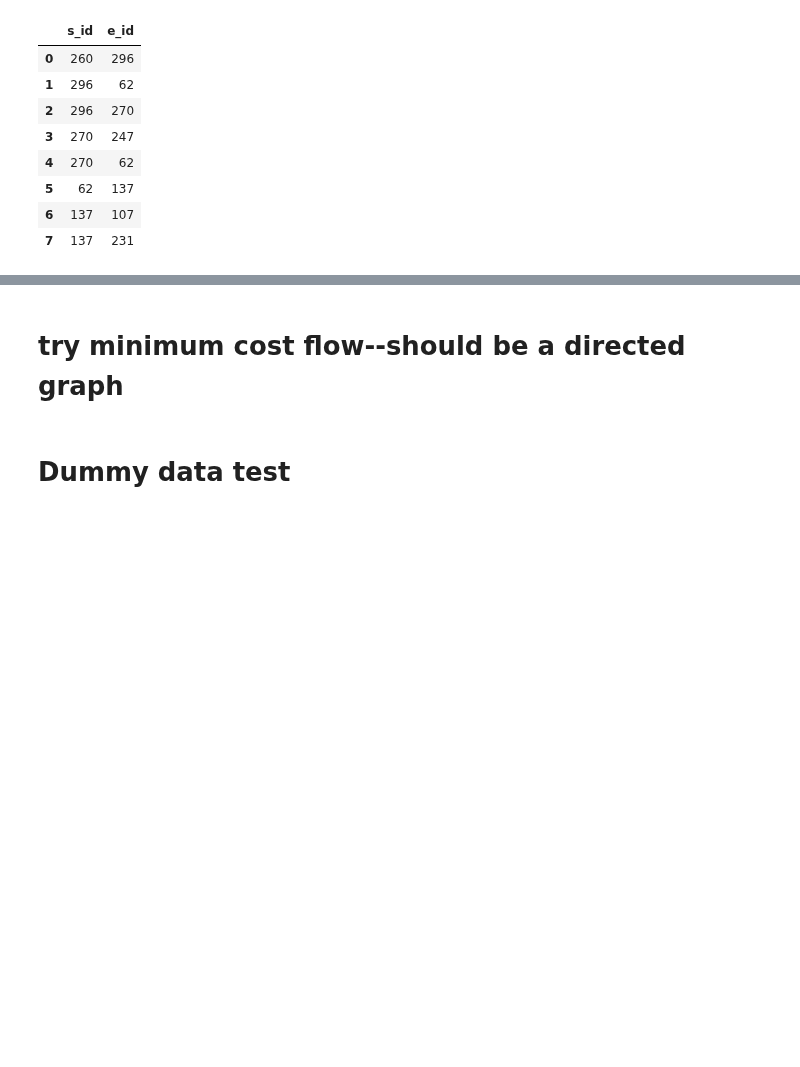
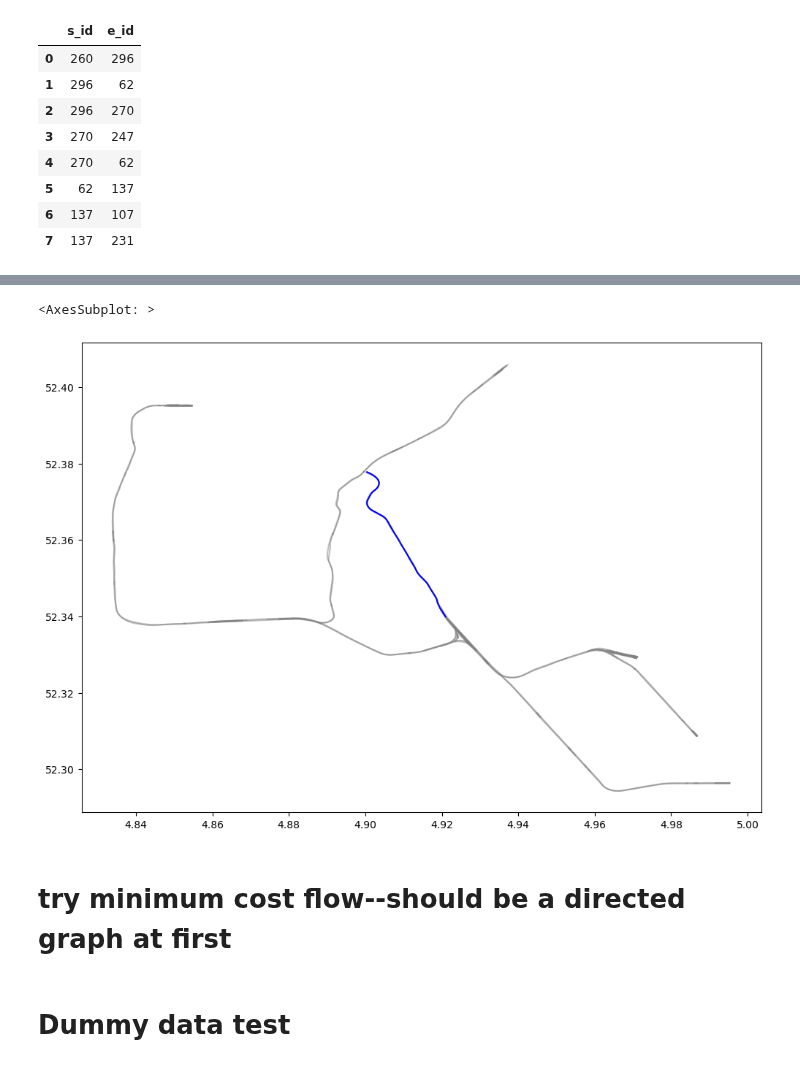
Before and after one commit to SYuGao/uvmt, a Jupyter notebook: notebooks/network_modelling.ipynb, the cells around one changed output, grey strips where cells are left out. Cells and saved outputs as stored; diff of their text form; code cells hidden in the pictures; blank space fills up the shorter version.

```diff
--- a/notebooks/network_modelling.ipynb
+++ b/notebooks/network_modelling.ipynb
@@ -845,5 +809,15 @@ NetworkXNoPath: No path between 260 and 296.
+# %%
+subroute2, subroute_weight2, subroute_edges2 = shortest_path(G, 270, 62, edges, weight = "weight")
+# %%
+fig, ax = plt.subplots(1, 1,figsize=(12,10))
+
+gpd.GeoDataFrame(edges.copy()).plot(ax=ax, zorder=0, color='gray', alpha=0.5)
+gpd.GeoDataFrame(subroute_edges2.copy()).plot(ax=ax, zorder=0, color='blue')
+# %% [output]
+<AxesSubplot: >
+[figure, added]
 # %% [markdown]
-# try minimum cost flow--should be a directed graph
+# try minimum cost flow--should be a directed graph at first
 # %%
 od = edges[['from_id', 'to_id', 'weights', 'capacity']]
 edges_list = []
```
Also changed, not shown: parts of 6 cells of this notebook.
